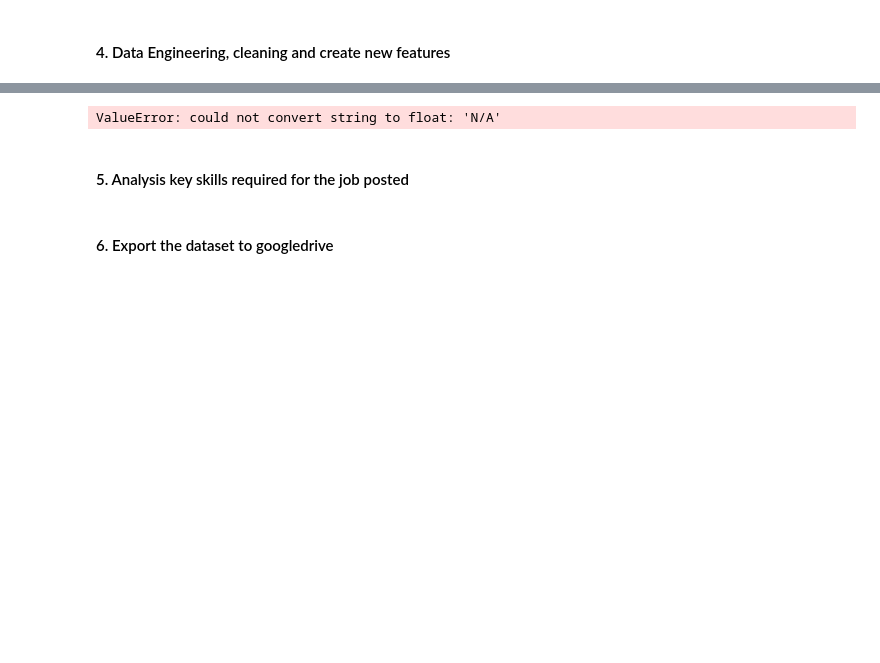
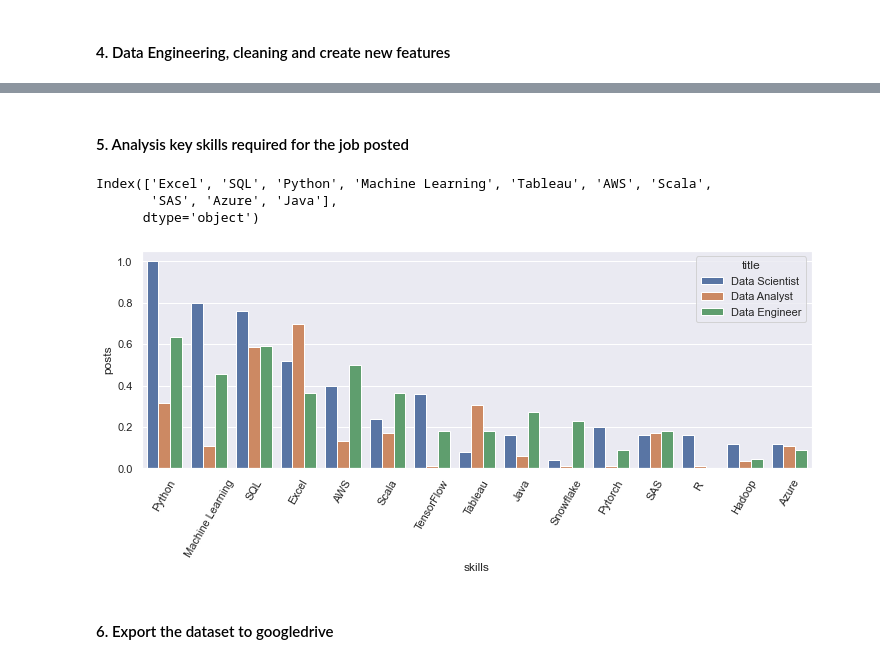
Before and after one commit to JonathanZWang/Web-Scraping-Indeed-Job-Posting-for-Data-Aspect, a Jupyter notebook: Web Scraping Project - Indeed.ipynb, the cells around one changed output, grey strips where cells are left out. Drawn from its saved outputs; the diff is of its cells as text; code cells hidden in the pictures; blank space fills up the shorter version.

```diff
--- a/Web Scraping Project - Indeed.ipynb
+++ b/Web Scraping Project - Indeed.ipynb
@@ -199,23 +208,46 @@ df = df[~df.salary.str.contains('month')]
 # %%
-s = df.salary.fillna('0').str.replace('a year','').str.replace(' ','').str.replace('anhour','').\
+s = df['salary'].fillna('0').str.replace('a year','').str.replace(' ','').str.replace('anhour','').\
         str.replace('$','').str.split('-')
-s = [int(float(l[0])*0.35+float(l[-1])*0.65) for l in s]
+s = [int(float(l[0])*0.35+float(l[-1])*0.65) if l!=['N/A'] else 0 for l in s]
 df['salary_avg'] = s
 df['salary'] = [re.sub(r' \d\d\d', r'k', s) if pd.isna(s)==False else s for s in df.salary]
-# %% [output]
-ValueError: could not convert string to float: 'N/A'
 # %% [markdown]
 #### 5. Analysis key skills required for the job posted
 # %%
-rank_skills = df.loc[:,skills].sum()
-rank_skills = pd.DataFrame(rank_skills.sort_values(ascending=False),columns=['count'])
+rank_skills_all = df.loc[:,skills].sum()
+rank_skills_all = pd.DataFrame(rank_skills_all.sort_values(ascending=False),columns=['count'])
+rank_skills_all.index[:10]
+# %% [output]
+Index(['Excel', 'SQL', 'Python', 'Machine Learning', 'Tableau', 'AWS', 'Scala',
+       'SAS', 'Azure', 'Java'],
+      dtype='object')
+# %%
+Skills_DA = df[df['Data Analyst']==1].loc[:,skills].sum()
+Skills_DA = Skills_DA.apply(lambda x: x / df['Data Analyst'].sum())
+Skills_DS = df[df['Data Scientist']==1].loc[:,skills].sum()
+Skills_DS = Skills_DS.apply(lambda x: x / df['Data Scientist'].sum())
+Skills_DE = df[df['Data Engineer']==1].loc[:,skills].sum()
+Skills_DE = Skills_DE.apply(lambda x: x / df['Data Engineer'].sum())
+# %%
+rank_skills = pd.concat([pd.DataFrame(Skills_DA,columns=['Data Analyst']),
+           pd.DataFrame(Skills_DS,columns=['Data Scientist']),
+           pd.DataFrame(Skills_DE,columns=['Data Engineer'])],
+           axis=1)
+rank_skills['skills'] = rank_skills.index
+rank_skills = rank_skills.melt(value_vars=['Data Analyst','Data Scientist','Data Engineer'],
+                               id_vars='skills' )
+rank_skills.columns = ['skills','title','posts']
+rank_skills = rank_skills.sort_values(by='posts',ascending=False)
 # %%
+# Plot the Bar chart sort by highest demanded skills based on job title
 sns.set_theme(style="whitegrid")
-sns.set(rc={'figure.figsize':(12,7)})
-ax = sns.barplot(x='count',
-                 y=rank_skills.index,
-                 data=rank_skills,
+sns.set(rc={'figure.figsize':(12,4)})
+plt.xticks(rotation=60)
+ax = sns.barplot(x='skills', y='posts',hue='title',
+                 data=rank_skills[rank_skills.skills.isin(rank_skills_all.index[:15])]
                  )
+# %% [output]
+[figure, added]
 # %% [markdown]
 #### 6. Export the dataset to googledrive
 # %%
```
Also changed, not shown: parts of 8 cells of this notebook.
